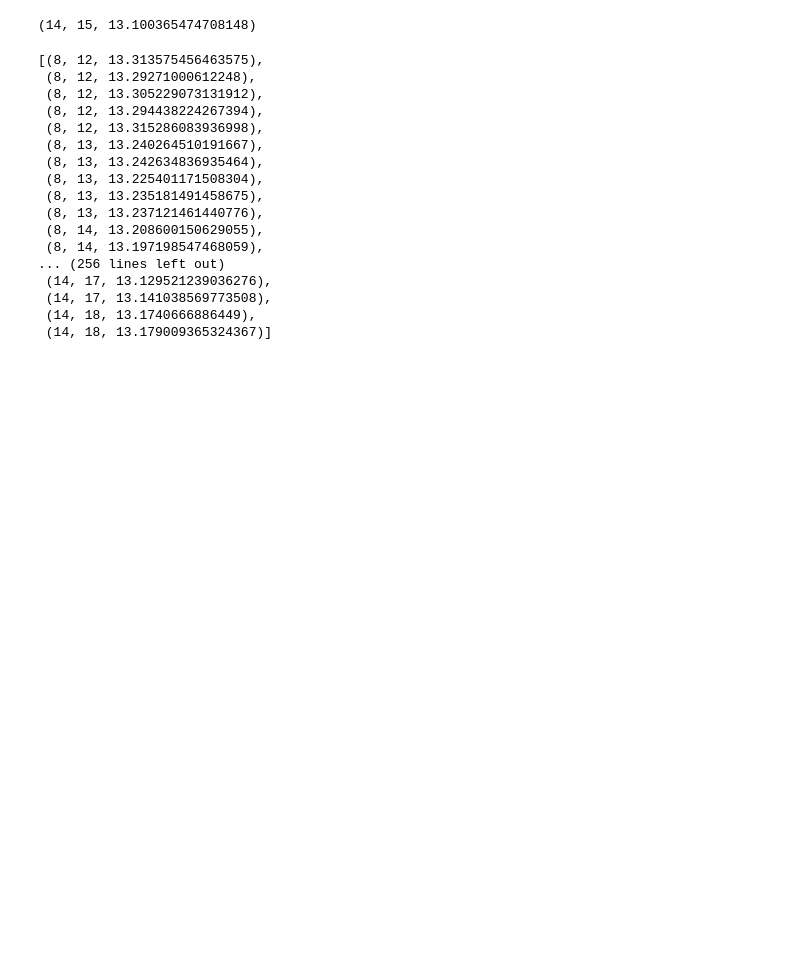
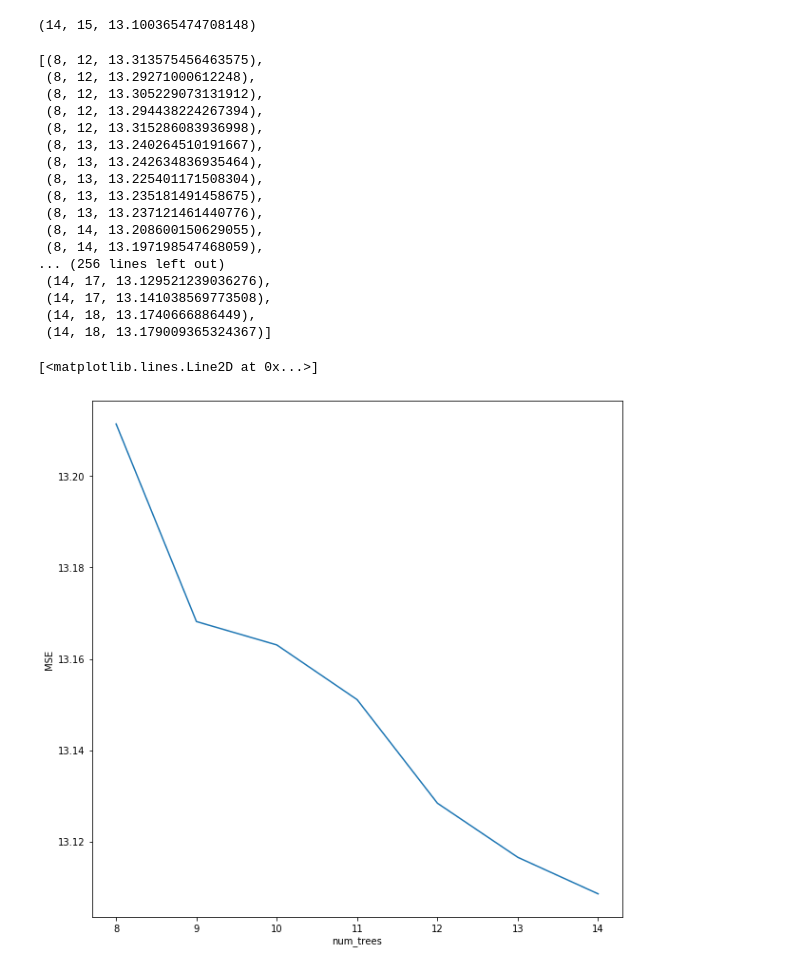
Before and after one commit to CorbanChiu/4741-Final-Project, a Jupyter notebook: Model.ipynb, the cells around one changed output. Drawn from its saved outputs; the diff is of its cells as text; code cells hidden in the pictures; blank space fills up the shorter version.

```diff
--- a/Model.ipynb
+++ b/Model.ipynb
@@ -232,16 +272,16 @@ plt.plot(alphas, mses)
 [<matplotlib.lines.Line2D at 0x...>]
 [figure]
 # %%
-min_params = (0, 0, 100)
+min_params = (0, 100)
 lasso_params = []
 
-for a in np.arange(0.05, 5, 0.05):
-    for depth in np.arange(700, 1300, 100):
-        lasso = Lasso(alpha = a, max_iter = depth).fit(X_train, y_train)
-        mse = mean_squared_error(y_test, lasso.predict(X_test))
-        lasso_params.append((a, depth, mse))
-        if mse < min_params[2]:
-            min_params = (a, depth, mse)
+for a in np.arange(0.0001, 0.0006, 0.0001):
+    print(a)
+    lasso = Lasso(alpha = a).fit(X_train, y_train)
+    mse = mean_squared_error(y_test, lasso.predict(X_test))
+    lasso_params.append((a, mse))
+    if mse < min_params[1]:
+        min_params = (a, mse)
 
 min_params
 # %% [output]
@@ -268,0 +291,11 @@ lasso_params
+# %%
+alphas = []
+mses = []
+for i in lasso_params:
+    alphas.append(i[0])
+    mses.append(i[1])
+
+plt.figure(figsize=(10,10))
+plt.xlabel("alpha")
+plt.ylabel("MSE")
+plt.plot(alphas, mses)
@@ -306,3 +351,19 @@ randf_params
  (14, 17, 13.141038569773508),
  (14, 18, 13.1740666886449),
  (14, 18, 13.179009365324367)]
+# %%
+treenums = []
+mses = []
+
+for i in randf_params:
+    if i[1] == 15 and i[0] not in treenums:
+        treenums.append(i[0])
+        mses.append(i[2])
+
+plt.figure(figsize=(10,10))
+plt.xlabel("num_trees")
+plt.ylabel("MSE")
+plt.plot(treenums, mses)
+# %% [output]
+[<matplotlib.lines.Line2D at 0x...>]
+[figure, added]
```
Also changed, not shown: parts of 13 cells of this notebook, 1 other file.
